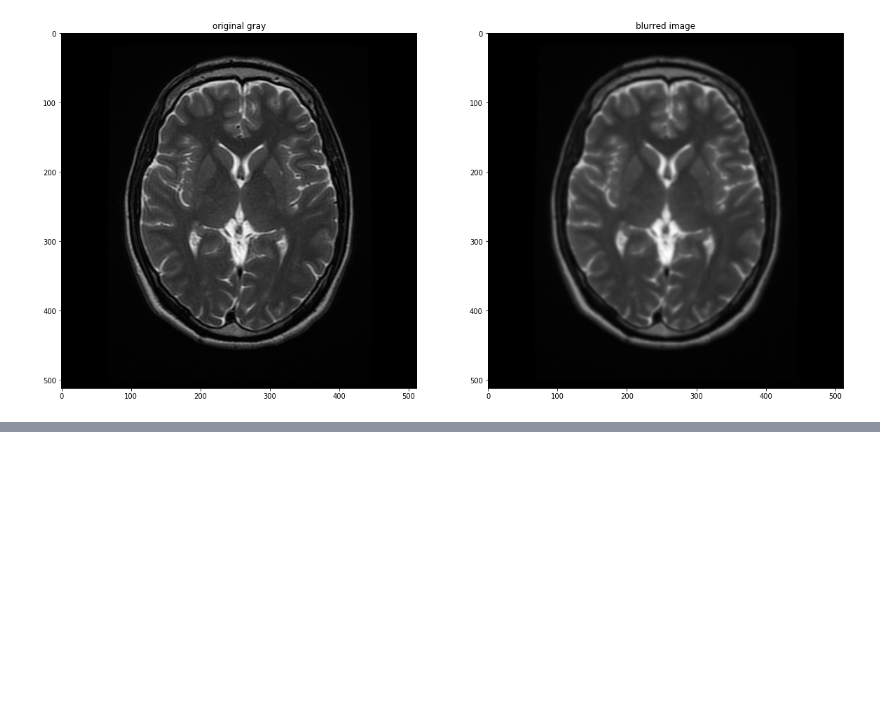
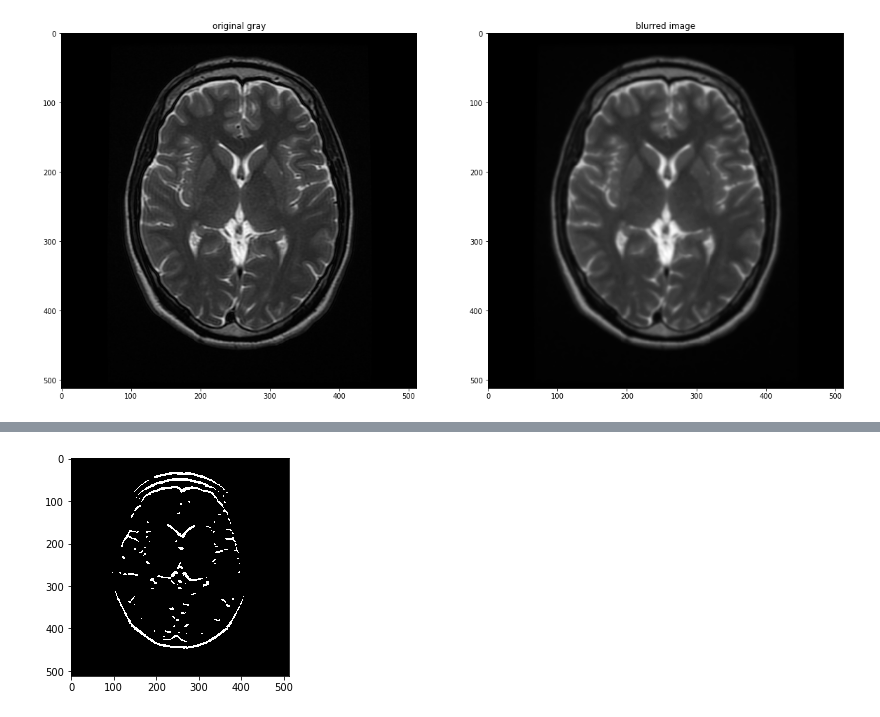
Before and after one commit to RNEnriquez/ComputerVision, a Jupyter notebook: Convolutional-Filters-and-Edges/Gaussian-Blur.ipynb, the cells around one changed output, grey strips where cells are left out. Saved outputs shown, nothing was run; the diff lists cells and outputs as text; code cells hidden in the pictures; blank space fills up the shorter version.

```diff
--- a/Convolutional-Filters-and-Edges/Gaussian-Blur.ipynb
+++ b/Convolutional-Filters-and-Edges/Gaussian-Blur.ipynb
@@ -41,0 +71,9 @@ ax2.imshow(gray_blur, cmap='gray');
+# %%
+# Create threshold that sets all the filtered pixels to white
+# Above a certain threshold
+
+retval, binary_image = cv2.threshold(filtered_blurred, 50, 255, cv2.THRESH_BINARY)
+
+plt.imshow(binary_image, cmap='gray');
+# %% [output]
+[figure, added]
```
Also changed, not shown: parts of 2 cells of this notebook.
